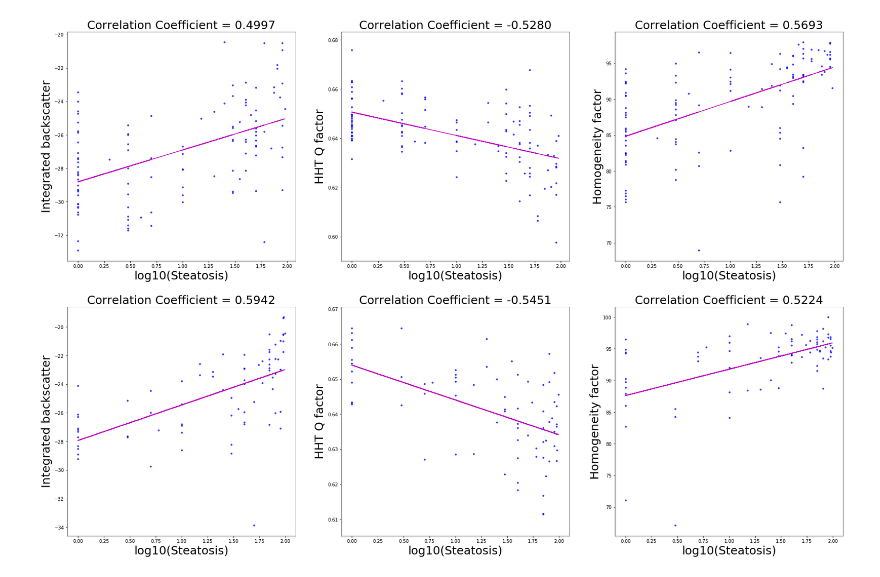
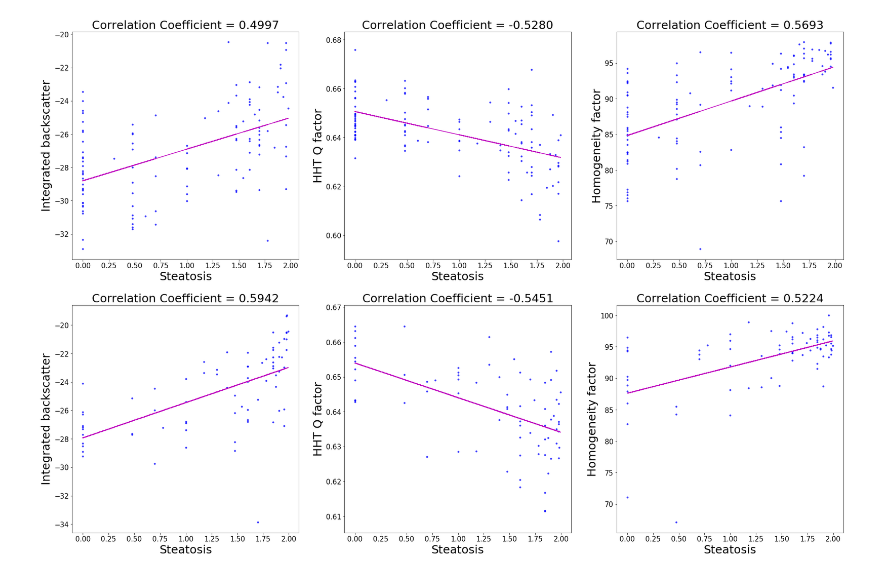
Before and after one commit to Lance0218/Fatty-liver-classifier, a Jupyter notebook: SVC/10Fold for Pathology _ NPathology/Scatter & Trend-line & Correlation Coefficient plot.ipynb, the cells around one changed output. Cells and saved outputs as stored; diff of their text form; code cells hidden in the pictures.

Commit message:
Data VIsualization

```diff
--- a/SVC/10Fold for Pathology _ NPathology/Scatter & Trend-line & Correlation Coefficient plot.ipynb
+++ b/SVC/10Fold for Pathology _ NPathology/Scatter & Trend-line & Correlation Coefficient plot.ipynb
@@ -43,9 +47,11 @@ plt.figure(figsize = (30, 20))
 for i in range(3):
     plt.subplot(2, 3, 1+i)
     plt.scatter(X_train, y_train[:, i], s = 10, c = 'blue', alpha = 0.7)
+    plt.title('Correlation Coefficient = {0:0.4f}'.format(R[i]), size=25)
     plt.xlabel('Steatosis', size = 25)
     plt.ylabel('{0}'.format(categories[i]), size = 25)
-    plt.title('Correlation Coefficient = {0:0.4f}'.format(R[i]), size=25)
+    plt.xticks(size = 15)
+    plt.yticks(size = 15)
 
     ## calc the trendline (it is simply a linear fitting)
     z1 = np.polyfit(X_train, y_train[:, i], 1)
@@ -54,9 +60,11 @@ for i in range(3):
 
     plt.subplot(2, 3, 4+i)
     plt.scatter(X_test, y_test[:, i], s = 10, c = 'blue', alpha = 0.7)
+    plt.title('Correlation Coefficient = {0:0.4f}'.format(S[i]), size=25)
     plt.xlabel('Steatosis', size = 25)
     plt.ylabel('{0}'.format(categories[i]), size = 25)
-    plt.title('Correlation Coefficient = {0:0.4f}'.format(S[i]), size=25)
+    plt.xticks(size = 15)
+    plt.yticks(size = 15)
 
     ## calc the trendline (it is simply a linear fitting)
     z2 = np.polyfit(X_test, y_test[:, i], 1)
@@ -100,35 +112,39 @@ S = []
 categories = ['Integrated backscatter', 'HHT Q factor', 'Homogeneity factor']
 
 # correlation coefficient
 for i in range(3):
     R.append(np.corrcoef(X_train, y_train[:, i])[1,0])
     S.append(np.corrcoef(X_test, y_test[:, i])[1,0])
 
 # plot
 plt.figure(figsize = (30, 20))
 
 for i in range(3):
     plt.subplot(2, 3, 1+i)
     plt.scatter(X_train, y_train[:, i], s = 10, c = 'blue', alpha = 0.7)
-    plt.xlabel('log10(Steatosis)', size = 25)
+    plt.title('Correlation Coefficient = {0:0.4f}'.format(R[i]), size=25)
+    plt.xlabel('Steatosis', size = 25)
     plt.ylabel('{0}'.format(categories[i]), size = 25)
-    plt.title('Correlation Coefficient = {0:0.4f}'.format(R[i]), size=25)
+    plt.xticks(size = 15)
+    plt.yticks(size = 15)
 
     ## calc the trendline (it is simply a linear fitting)
     z1 = np.polyfit(X_train, y_train[:, i], 1)
     p1 = np.poly1d(z1)
     plt.plot(X_train, p1(X_train),'m-')
 
     plt.subplot(2, 3, 4+i)
     plt.scatter(X_test, y_test[:, i], s = 10, c = 'blue', alpha = 0.7)
-    plt.xlabel('log10(Steatosis)', size = 25)
+    plt.title('Correlation Coefficient = {0:0.4f}'.format(S[i]), size=25)
+    plt.xlabel('Steatosis', size = 25)
     plt.ylabel('{0}'.format(categories[i]), size = 25)
-    plt.title('Correlation Coefficient = {0:0.4f}'.format(S[i]), size=25)
+    plt.xticks(size = 15)
+    plt.yticks(size = 15)
 
     ## calc the trendline (it is simply a linear fitting)
     z2 = np.polyfit(X_test, y_test[:, i], 1)
     p2 = np.poly1d(z2)
     plt.plot(X_test, p2(X_test),'m-')
 plt.show()
 # %% [output]
-[figure, old version]
+[figure, new version]
```
Also changed, not shown: parts of 3 cells of this notebook, 1 other file.
